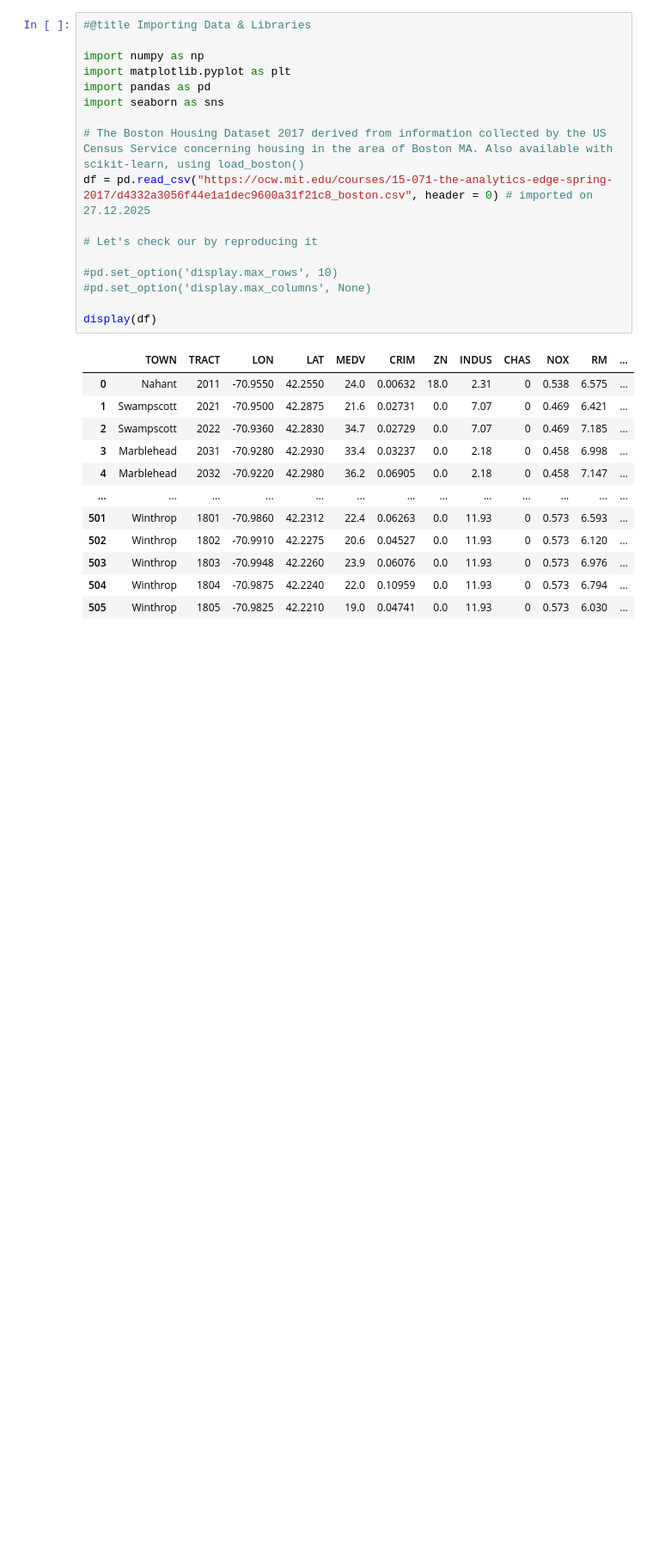
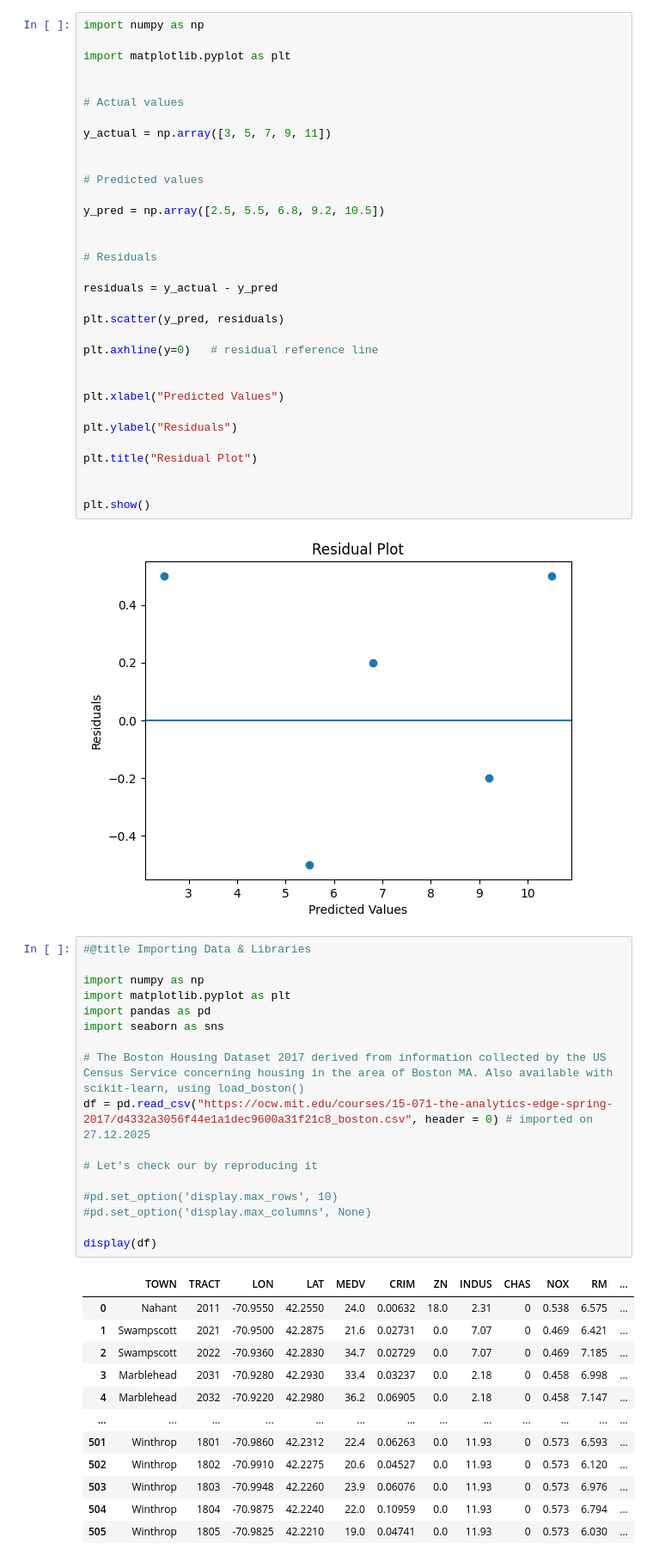
Before and after one commit to Salciano/Python, a Jupyter notebook: PredictingHouseMarket(WIP).ipynb, the cells around one changed output. Shown at 86% size. Saved outputs shown, nothing was run; the diff lists cells and outputs as text; blank space fills up the shorter version.

```diff
--- a/PredictingHouseMarket(WIP).ipynb
+++ b/PredictingHouseMarket(WIP).ipynb
@@ -12,5 +12,40 @@ Also, mind that the predictions here are made within the context of the dataset
 
 So, without further ado, let's start by importing the market data, coding libraries and so on that will be required for this...
+# %%
+import numpy as np
+
+import matplotlib.pyplot as plt
+
+
+# Actual values
+
+y_actual = np.array([3, 5, 7, 9, 11])
+
+
+# Predicted values
+
+y_pred = np.array([2.5, 5.5, 6.8, 9.2, 10.5])
+
+
+# Residuals
+
+residuals = y_actual - y_pred
+
+plt.scatter(y_pred, residuals)
+
+plt.axhline(y=0)   # residual reference line
+
+
+plt.xlabel("Predicted Values")
+
+plt.ylabel("Residuals")
+
+plt.title("Residual Plot")
+
+
+plt.show()
+# %% [output]
+[figure, added]
 # %%
 #@title Importing Data & Libraries
 
```
Also changed, not shown: parts of 10 cells of this notebook.
